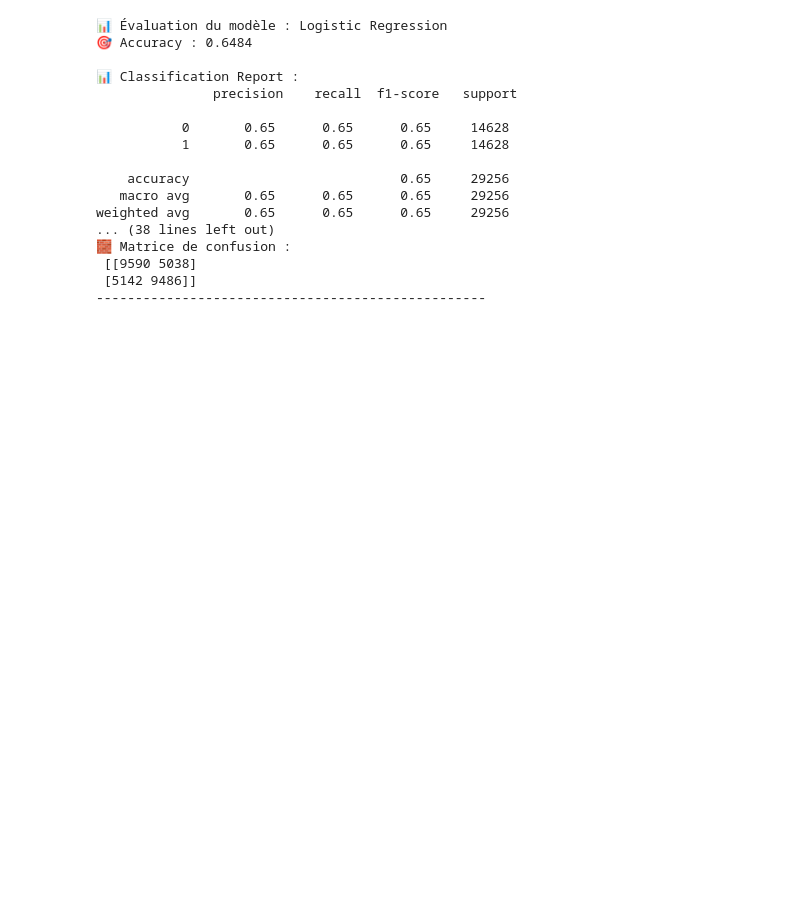
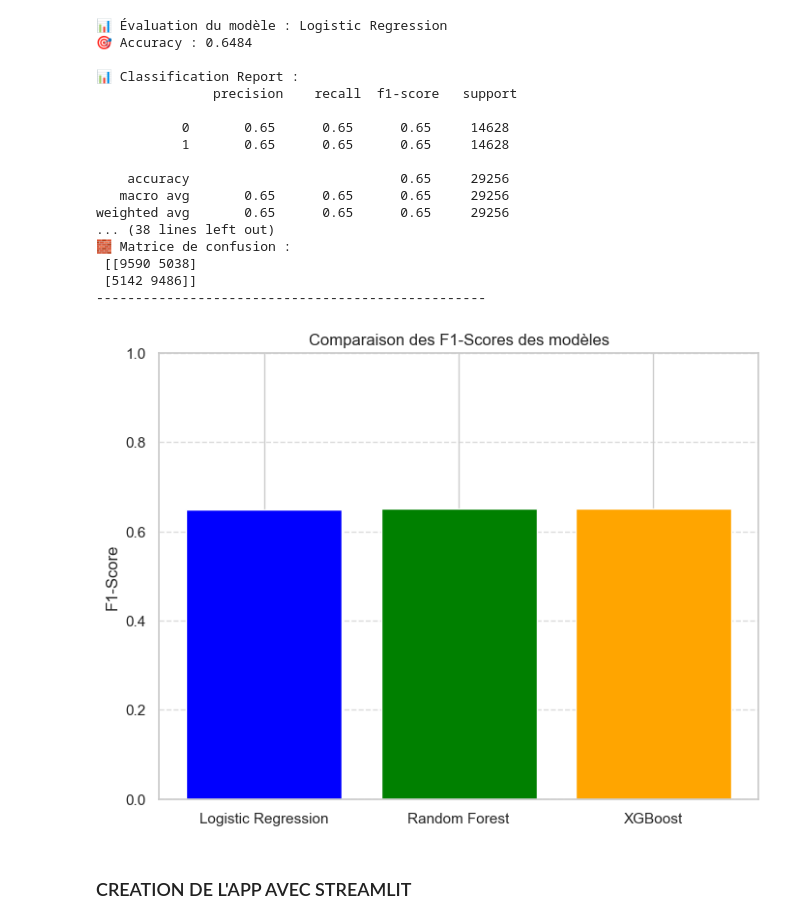
Before and after one commit to EyalT5/albert-ml-project, a Jupyter notebook: notebooks/scrapp.ipynb, the cells around one changed output. Cells and saved outputs as stored; diff of their text form; code cells hidden in the pictures; blank space fills up the shorter version.

```diff
--- a/notebooks/scrapp.ipynb
+++ b/notebooks/scrapp.ipynb
@@ -1619,3 +1651,29 @@ weighted avg       0.65      0.65      0.65     29256
  [[9590 5038]
  [5142 9486]]
 --------------------------------------------------
+# %%
+from sklearn.metrics import f1_score
+
+import matplotlib.pyplot as plt
+
+# Calculer les F1-Scores pour chaque modèle
+f1_logreg = f1_score(y_test, logreg_pipeline.predict(X_test))
+f1_rf = f1_score(y_test, rf_pipeline.predict(X_test))
+f1_xgb = f1_score(y_test, xgb_pipeline.predict(X_test))
+
+# Noms des modèles et leurs F1-Scores
+models = ['Logistic Regression', 'Random Forest', 'XGBoost']
+f1_scores = [f1_logreg, f1_rf, f1_xgb]
+
+# Création du graphique à barres
+plt.figure(figsize=(8, 6))
+plt.bar(models, f1_scores, color=['blue', 'green', 'orange'])
+plt.title('Comparaison des F1-Scores des modèles')
+plt.ylabel('F1-Score')
+plt.ylim(0, 1)
+plt.grid(axis='y', linestyle='--', alpha=0.7)
+plt.show()
+# %% [output]
+[figure, added]
+# %% [markdown]
+### CREATION DE L'APP AVEC STREAMLIT
```
Also changed, not shown: parts of 7 cells of this notebook, 1 other file.
